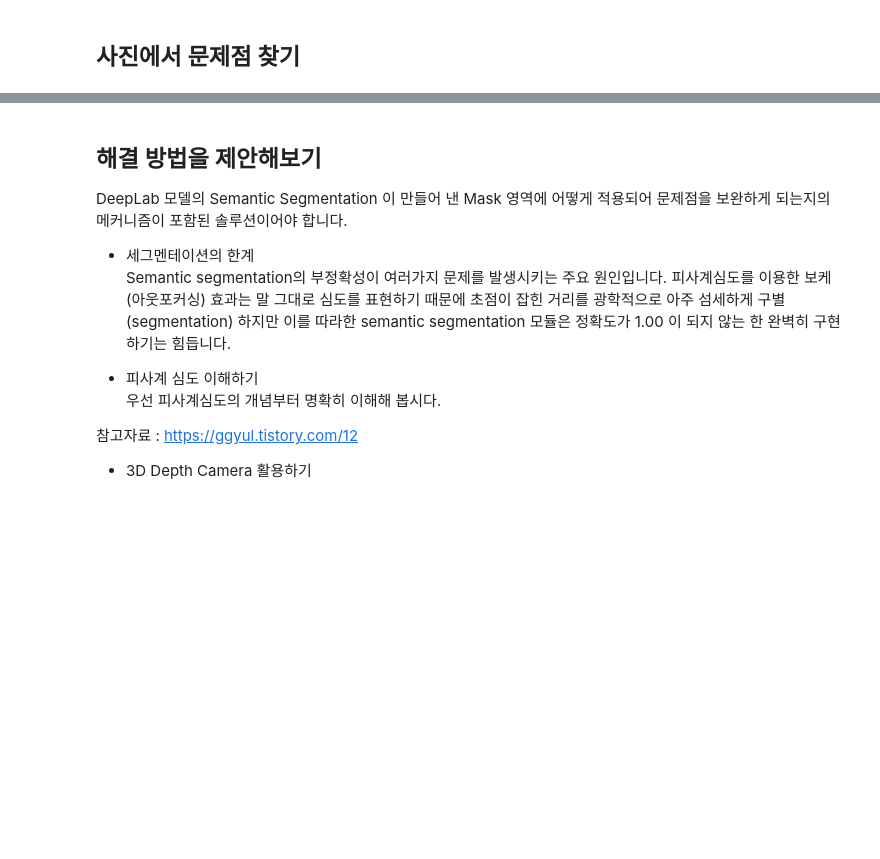
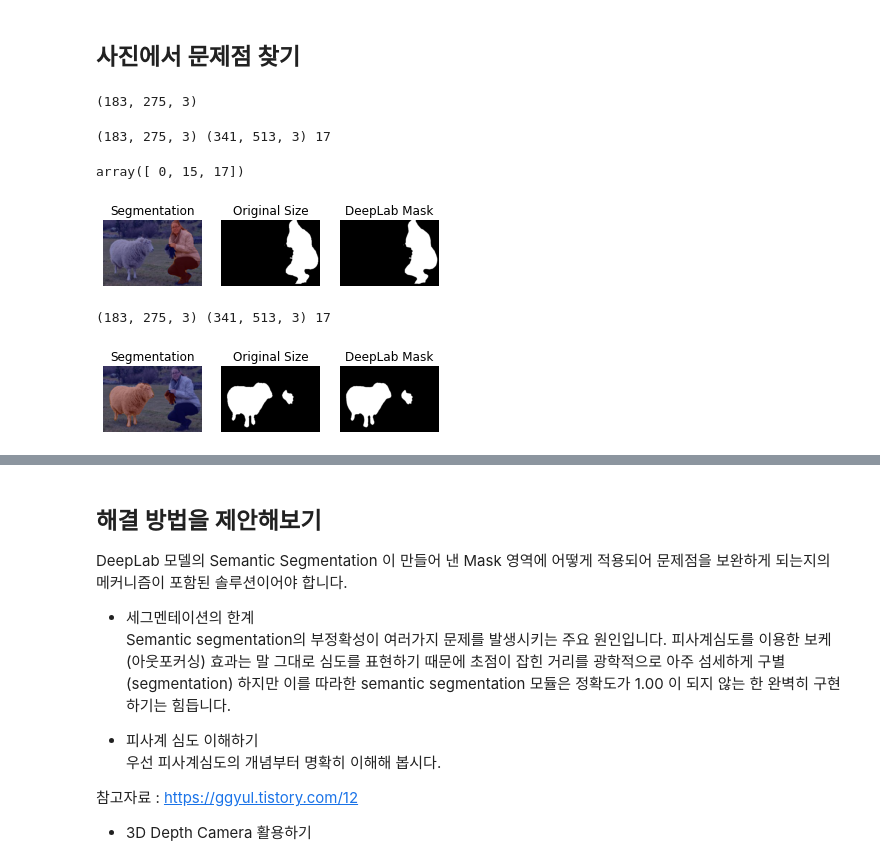
Before and after one commit to vg-rlo/aiffel-mini-projects, a Jupyter notebook: Exploration/Deeplab_image_mapping/[E-10]MakeShallowFocus.ipynb, the cells around one changed output, grey strips where cells are left out. Cells and saved outputs as stored; diff of their text form; code cells hidden in the pictures; blank space fills up the shorter version.

```diff
--- a/Exploration/Deeplab_image_mapping/[E-10]MakeShallowFocus.ipynb
+++ b/Exploration/Deeplab_image_mapping/[E-10]MakeShallowFocus.ipynb
@@ -465,3 +465,55 @@ plt.show()
 [figure]
 # %% [markdown]
 ## 사진에서 문제점 찾기
+# %%
+img_path = os.getenv('HOME')+'/aiffel/human_segmentation/images/sheeperson.png'  # 본인이 선택한 이미지의 경로에 맞게 바꿔 주세요.
+img_orig = cv2.imread(img_path)
+print (img_orig.shape)
+# %% [output]
+(183, 275, 3)
+# %%
+img_resized, seg_map = MODEL.run(img_orig)
+print (img_orig.shape, img_resized.shape, seg_map.max())
+# %% [output]
+(183, 275, 3) (341, 513, 3) 17
+# %%
+# 인식 대상을 알기 위한 unique
+np.unique(seg_map)
+# %% [output]
+array([ 0, 15, 17])
+# %%
+img_show = img_resized.copy()
+seg_map = np.where(seg_map == 15, 15, 0) # 예측 중 양만 추출
+img_mask = seg_map * (255/seg_map.max()) # 255 normalization
+img_mask = img_mask.astype(np.uint8)
+color_mask = cv2.applyColorMap(img_mask, cv2.COLORMAP_JET)
+
+img_show = cv2.addWeighted(img_show, 0.6, color_mask, 0.35, 0.0) # segmentation
+img_mask_up = cv2.resize(img_mask, img_orig.shape[:2][::-1], interpolation=cv2.INTER_LINEAR) # original
+_, img_mask_up = cv2.threshold(img_mask_up, 128, 255, cv2.THRESH_BINARY) # resize mask
+# %%
+# segmentation, original mask, resize deeplab mask 결과 이미지 출력하기
+
+ax1 = plt.subplot(1,3,1)
+ax1.set_title('Segmentation')
+ax1.imshow(cv2.cvtColor(img_show, cv2.COLOR_BGR2RGB))
+ax1.axis('off')
+
+ax2 = plt.subplot(1,3,2)
+ax2.set_title('Original Size')
+ax2.imshow(img_mask_up, cmap=plt.cm.binary_r)
+ax2.axis('off')
+
+ax3 = plt.subplot(1,3,3)
+ax3.set_title('DeepLab Mask')
+ax3.imshow(img_mask, cmap=plt.cm.binary_r)
+ax3.axis('off')
+
+plt.show()
+# %% [output]
+[figure, added]
+# %%
+img_resized, seg_map = MODEL.run(img_orig)
+print (img_orig.shape, img_resized.shape, seg_map.max())
+# %% [output]
+(183, 275, 3) (341, 513, 3) 17
@@ -467,0 +530,21 @@ plt.show()
+# %%
+# segmentation, original mask, resize deeplab mask 결과 이미지 출력하기
+
+ax1 = plt.subplot(1,3,1)
+ax1.set_title('Segmentation')
+ax1.imshow(cv2.cvtColor(img_show, cv2.COLOR_BGR2RGB))
+ax1.axis('off')
+
+ax2 = plt.subplot(1,3,2)
+ax2.set_title('Original Size')
+ax2.imshow(img_mask_up, cmap=plt.cm.binary_r)
+ax2.axis('off')
+
+ax3 = plt.subplot(1,3,3)
+ax3.set_title('DeepLab Mask')
+ax3.imshow(img_mask, cmap=plt.cm.binary_r)
+ax3.axis('off')
+
+plt.show()
+# %% [output]
+[figure, added]
```
Also changed, not shown: parts of 2 cells of this notebook.
